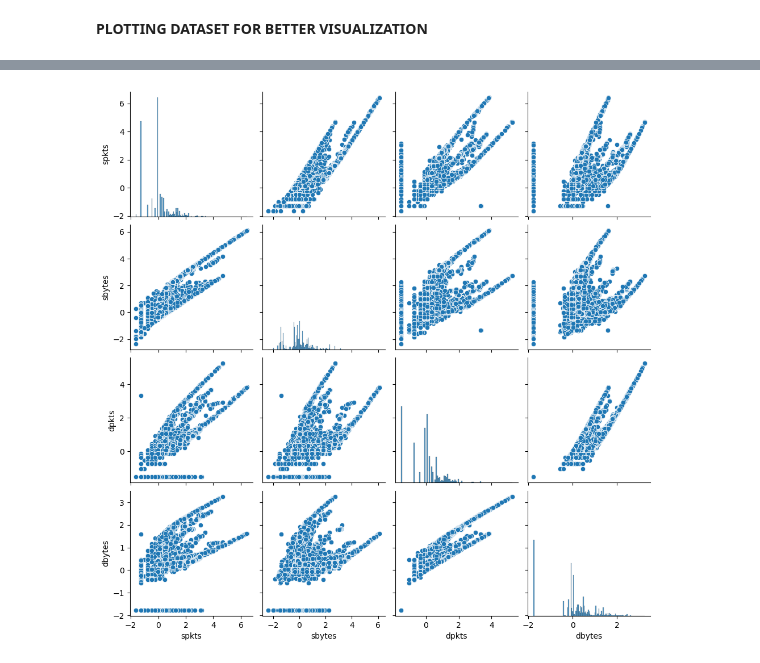
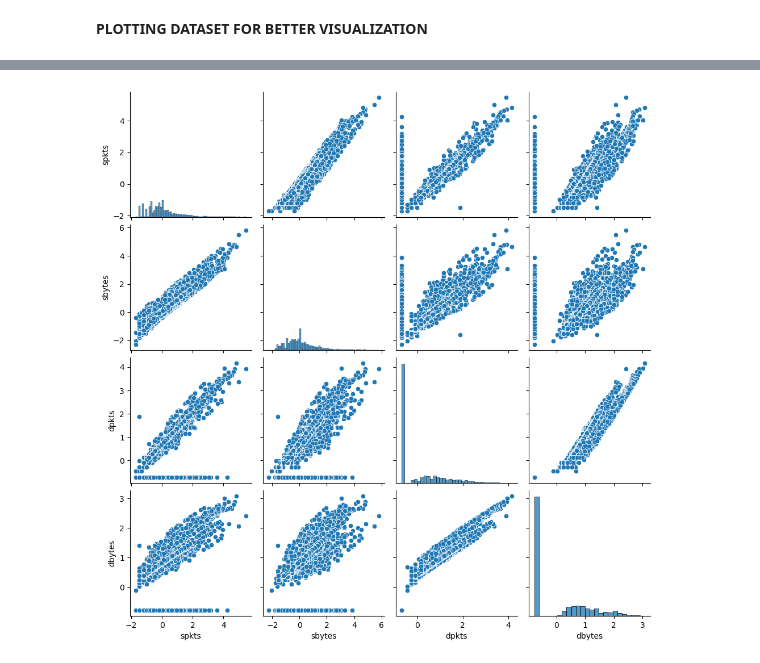
Before and after one commit to S-Tashfeen-Hassan/AutoSentry, a Jupyter notebook: anomaly_detection/data_cleaning.ipynb, the cells around one changed output, grey strips where cells are left out. Saved outputs shown, nothing was run; the diff lists cells and outputs as text; code cells hidden in the pictures.

```diff
--- a/anomaly_detection/data_cleaning.ipynb
+++ b/anomaly_detection/data_cleaning.ipynb
@@ -100,6 +133,0 @@ df[int_cols].describe()
-# %%
-
-"""
-col1 = ['spkts', 'dpkts', 'sloss', 'dloss', 'smean', 'dmean']
-df[col1] = df[col1].astype('uint16')
-"""
@@ -108,5 +133,0 @@ df[col1] = df[col1].astype('uint16')
-# %%
-"""
-col2 = ['sbytes', 'dbytes', 'stcpb', 'dtcpb', 'response_body_len']
-df[col2] = df[col2].astype('uint16
-"""
@@ -128,4 +133,0 @@ print(int_cols)
-# %%
-"""
-df[int_cols] = df[int_cols].astype('uint8')
-"""
@@ -218,12 +224,9 @@ array(['INT', 'FIN', 'REQ', 'ACC', 'CON', 'RST', 'CLO'], dtype=object)
 # %%
-state_mapping = {
-    'INT': 0,
-    'FIN': 1,
-    'REQ': 2,
-    'ACC': 3,
-    'CON': 4,
-    'RST': 5,
-    'CLO': 6
-}
+from sklearn.preprocessing import OrdinalEncoder
 
-df['state'] = df['state'].map(state_mapping).astype('uint8')
+enc_state = OrdinalEncoder(
+    handle_unknown="use_encoded_value",
+    unknown_value=-1
+)
+
+df['state'] = enc_state.fit_transform(df[['state']]).astype('int16')
@@ -487,5 +519,5 @@ plt.show()
 # %%
-sns.pairplot(df_scaled[['spkts','sbytes','dpkts','dbytes']])
+sns.pairplot(df_transformed[['spkts','sbytes','dpkts','dbytes']])
 plt.show()
 # %% [output]
-[figure, old version]
+[figure, new version]
```
Also changed, not shown: parts of 41 cells of this notebook, 25 other files.
